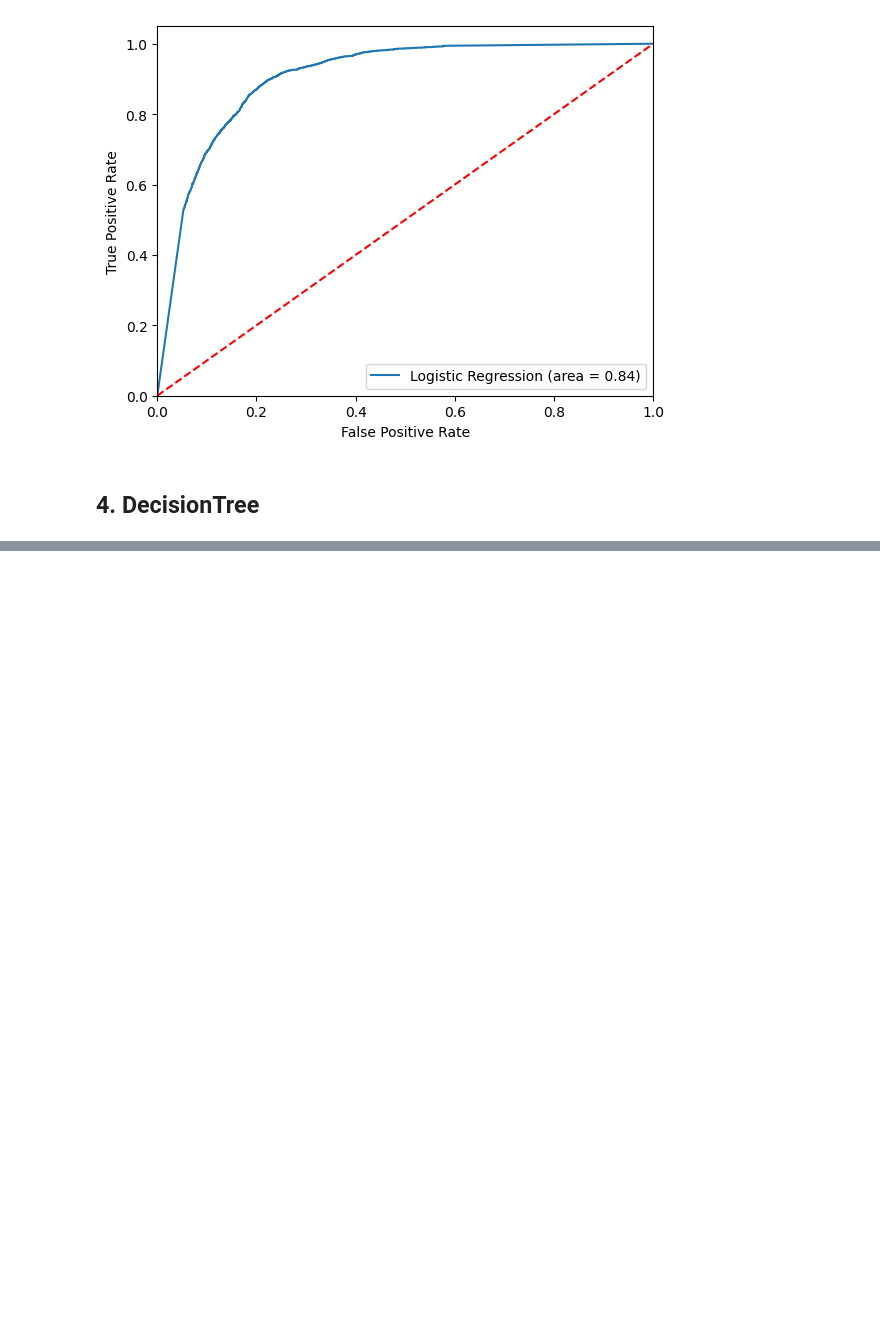
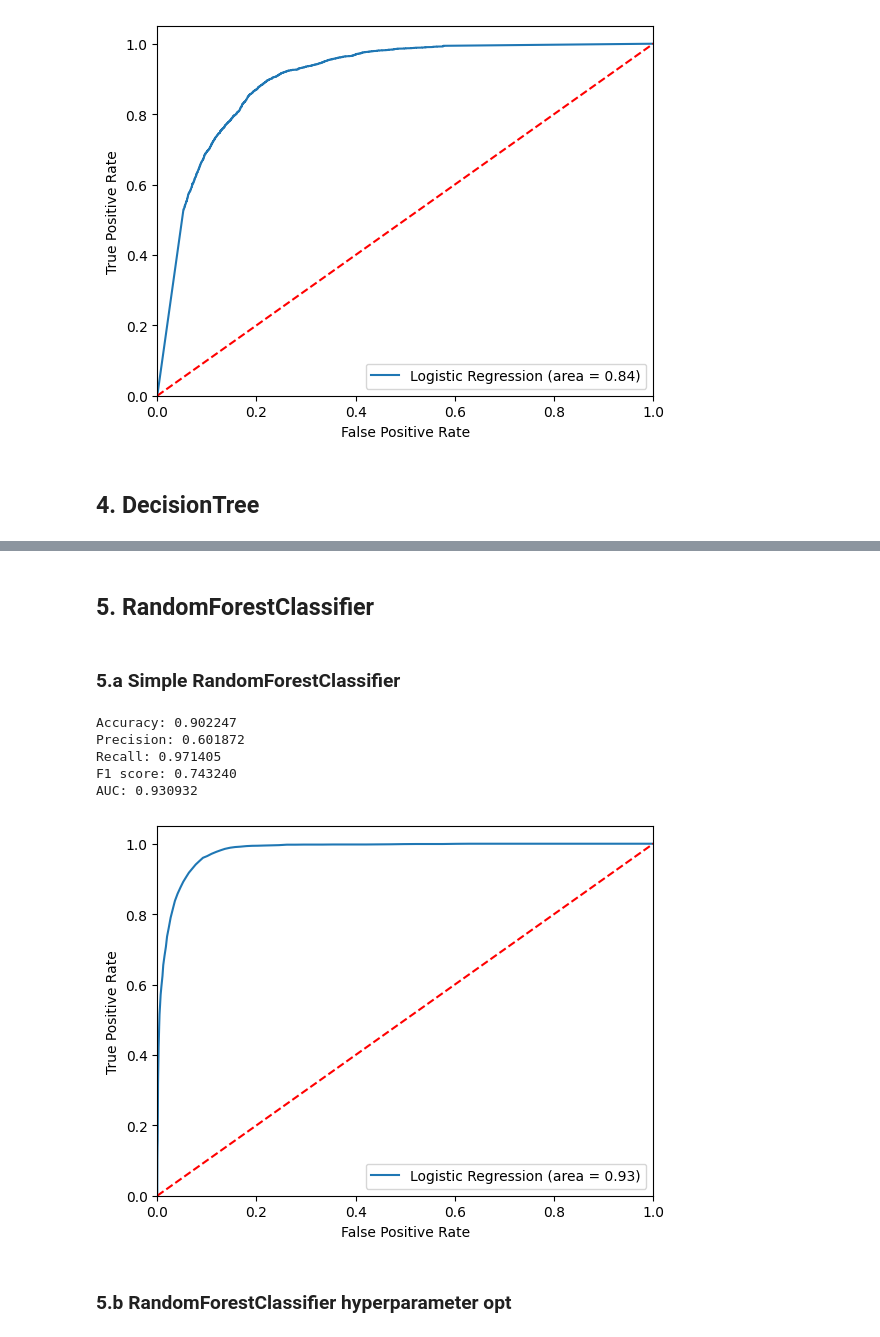
Before and after one commit to felipeaguirre66/PoliticsNLP, a Jupyter notebook: Classification/two_ideas_one_class.ipynb, the cells around one changed output, grey strips where cells are left out. Cells and saved outputs as stored; diff of their text form; code cells hidden in the pictures; blank space fills up the shorter version.

Commit message:
trained multiple models

```diff
--- a/Classification/two_ideas_one_class.ipynb
+++ b/Classification/two_ideas_one_class.ipynb
@@ -472,0 +494,18 @@ ax.invert_yaxis()
+# %%
+dt_parameters = {
+    'max_depth' : [1, 2, 3, 10, 30, 100],
+    'min_samples_split':list(range(2, 40)),
+    'min_samples_leaf':list(range(2, 40)),
+    'max_features':['None','auto', 'sqrt', 'log2'],
+    'max_leaf_nodes':list(range(10, 60))
+}
+
+n_iter = 40
+cv = 3
+
+dt_tree = DecisionTreeClassifier()
+
+dt_grid_search = RandomizedSearchCV(estimator=dt_tree,
+                                         param_distributions=dt_parameters, n_iter=n_iter, cv=cv, scoring='accuracy', n_jobs=-1, verbose=2)
+
+dt_grid_search.fit(X_train, y_train)
@@ -472,0 +526,20 @@ ax.invert_yaxis()
+# %% [markdown]
+## 5. RandomForestClassifier
+# %% [markdown]
+### 5.a Simple RandomForestClassifier
+# %%
+rf_classifier = RandomForestClassifier()
+rf_classifier.fit(X_train,y_train)
+
+y_pred = rf_classifier.predict(X_test)
+y_pred_proba = rf_classifier.predict_proba(X_test)
+print_performance(y_test, y_pred, y_pred_proba)
+# %% [output]
+Accuracy: 0.902247
+Precision: 0.601872
+Recall: 0.971405
+F1 score: 0.743240
+AUC: 0.930932
+[figure, added]
+# %% [markdown]
+### 5.b RandomForestClassifier hyperparameter opt
```
Also changed, not shown: parts of 61 cells of this notebook, 7 other files.
